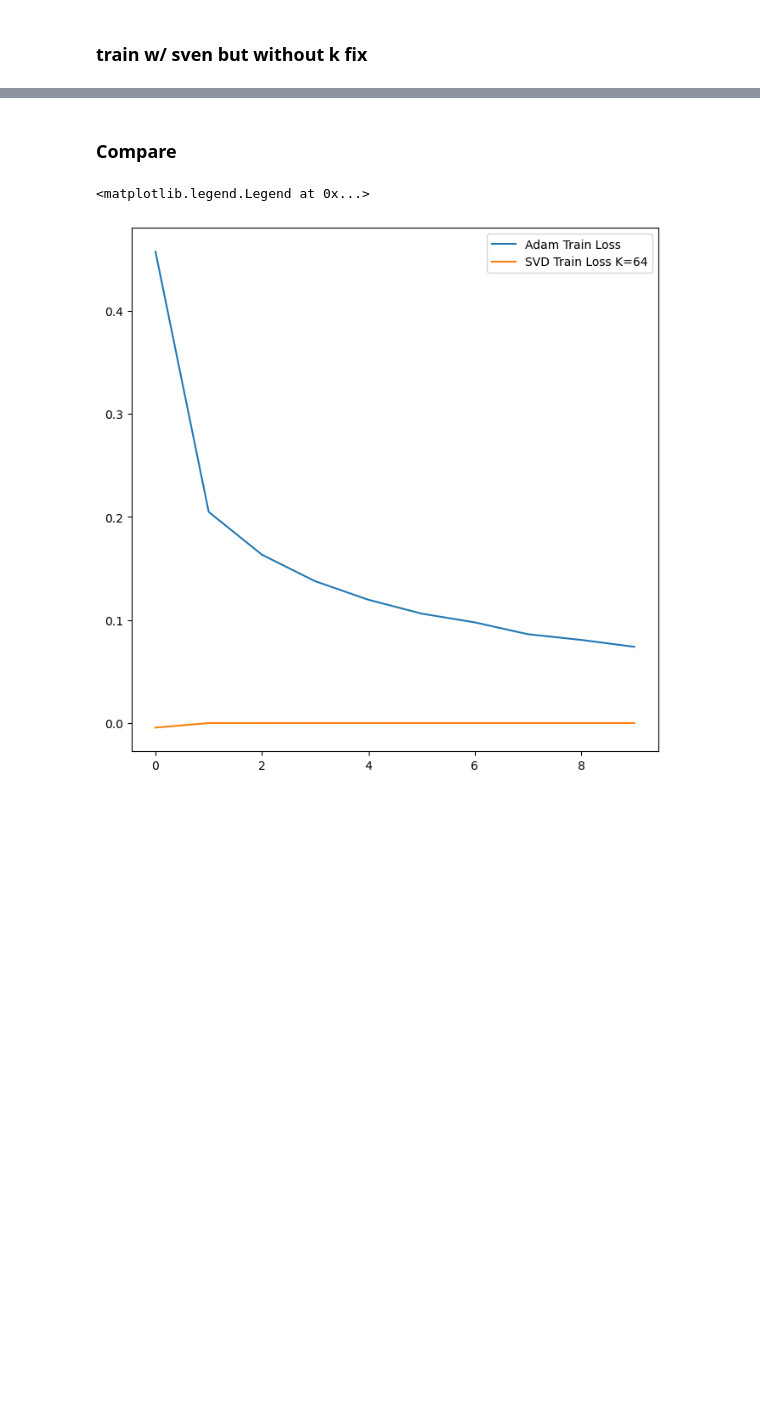
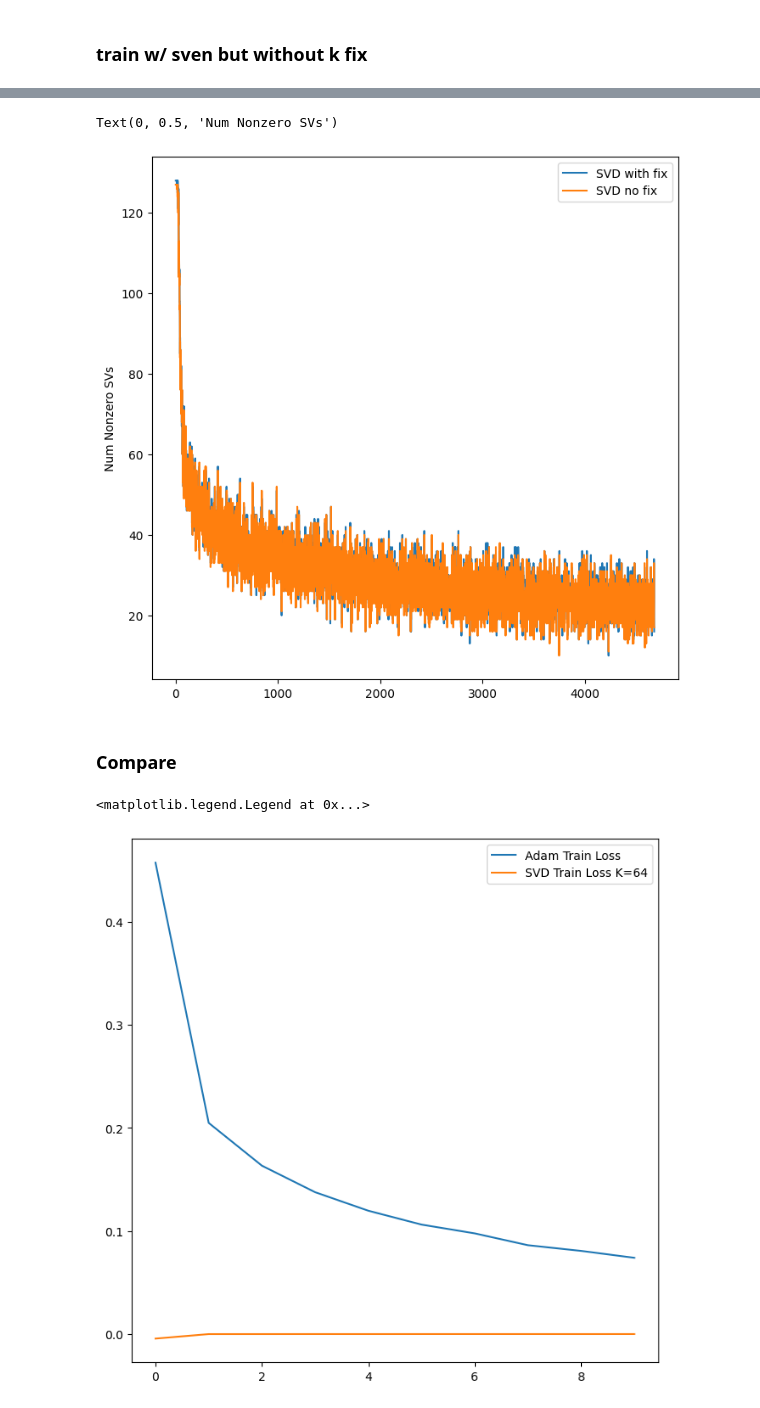
Before and after one commit to sambt/sven-experiments, a Jupyter notebook: notebooks_new/mnist_testing.ipynb, the cells around one changed output, grey strips where cells are left out. Cells and saved outputs as stored; diff of their text form; code cells hidden in the pictures; blank space fills up the shorter version.

```diff
--- a/notebooks_new/mnist_testing.ipynb
+++ b/notebooks_new/mnist_testing.ipynb
@@ -121,3 +139,12 @@ torch.compiler.reset()
+# %%
+plt.figure(figsize=(8,8))
+plt.plot(svd_info['num_nonzero_svs'],label='SVD with fix')
+plt.plot(svd_info_noFix['num_nonzero_svs'],label='SVD no fix')
+plt.legend()
+plt.ylabel("Num Nonzero SVs")
+# %% [output]
+Text(0, 0.5, 'Num Nonzero SVs')
+[figure, added]
 # %% [markdown]
 ### Compare
 # %%
```
Also changed, not shown: parts of 7 cells of this notebook, 7 other files.
